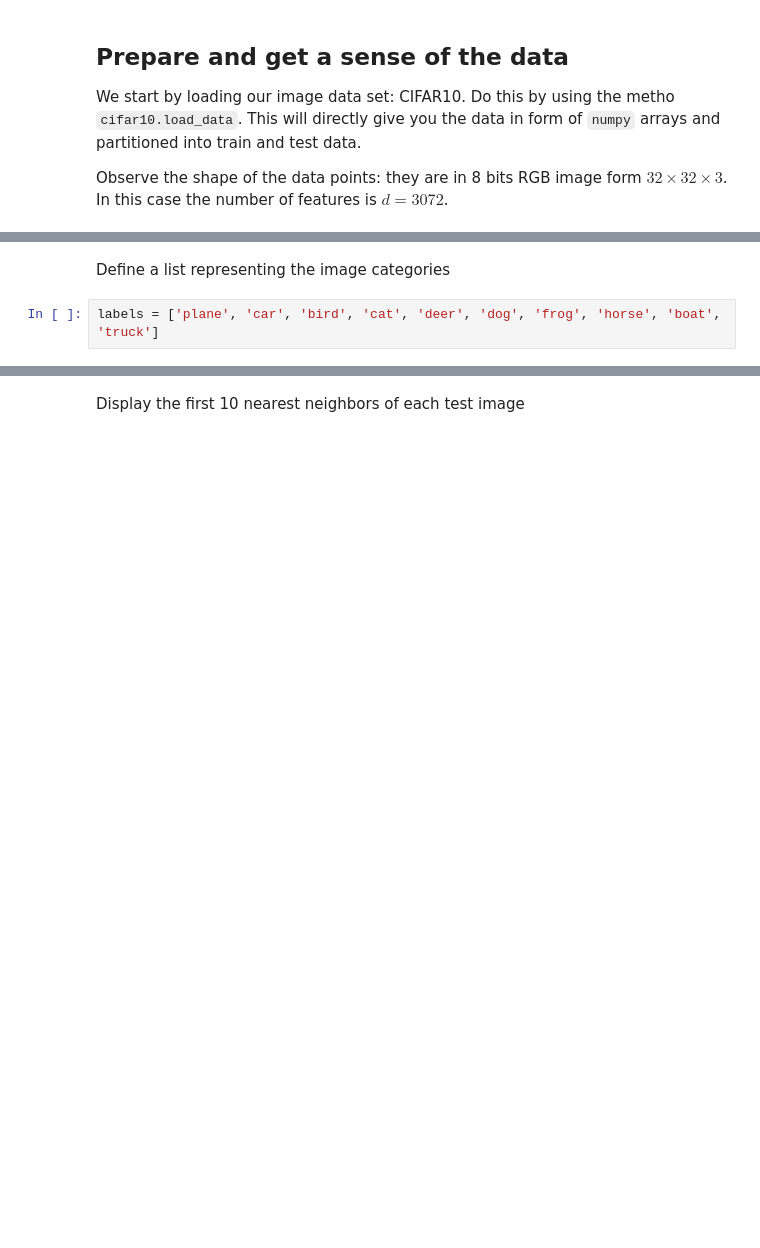
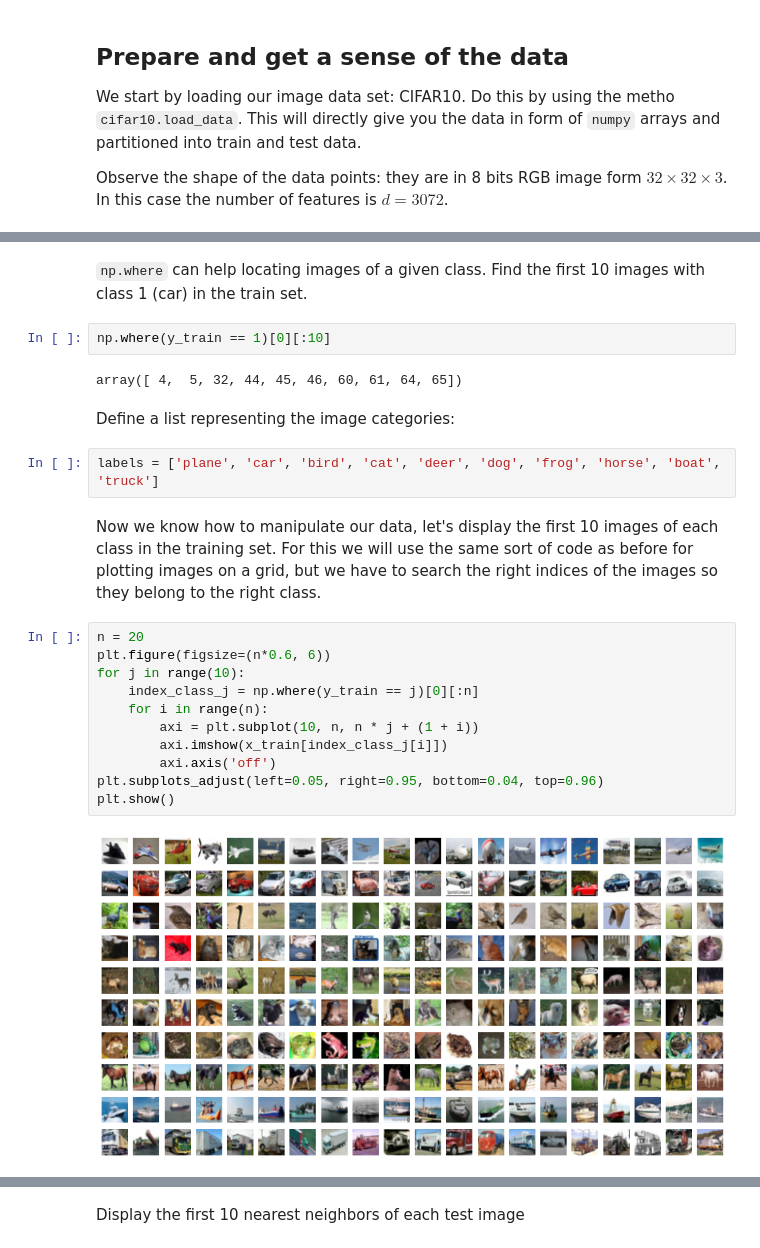
Before and after one commit to heprom/cvml, a Jupyter notebook: corrections/cfar10_kNN_cor.ipynb, the cells around one changed output, grey strips where cells are left out. Drawn from its saved outputs; the diff is of its cells as text; blank space fills up the shorter version.

```diff
--- a/corrections/cfar10_kNN_cor.ipynb
+++ b/corrections/cfar10_kNN_cor.ipynb
@@ -55,4 +71,25 @@ print(np.unique(y_train))
+# %% [markdown]
+`np.where` can help locating images of a given class. Find the first 10 images with class 1 (car) in the train set.
+# %%
+np.where(y_train == 1)[0][:10]
+# %% [output]
+array([ 4,  5, 32, 44, 45, 46, 60, 61, 64, 65])
 # %% [markdown]
-Define a list representing the image categories
+Define a list representing the image categories:
 # %%
 labels = ['plane', 'car', 'bird', 'cat', 'deer', 'dog', 'frog', 'horse', 'boat', 'truck']
+# %% [markdown]
+Now we know how to manipulate our data, let's display the first 10 images of each class in the training set. For this we will use the same sort of code as before for plotting images on a grid, but we have to search the right indices of the images so they belong to the right class.
+# %%
+n = 20
+plt.figure(figsize=(n*0.6, 6))
+for j in range(10):
+    index_class_j = np.where(y_train == j)[0][:n]
+    for i in range(n):
+        axi = plt.subplot(10, n, n * j + (1 + i))
+        axi.imshow(x_train[index_class_j[i]])
+        axi.axis('off')
+plt.subplots_adjust(left=0.05, right=0.95, bottom=0.04, top=0.96)
+plt.show()
+# %% [output]
+[figure, added]
```
Also changed, not shown: parts of 49 cells of this notebook.
